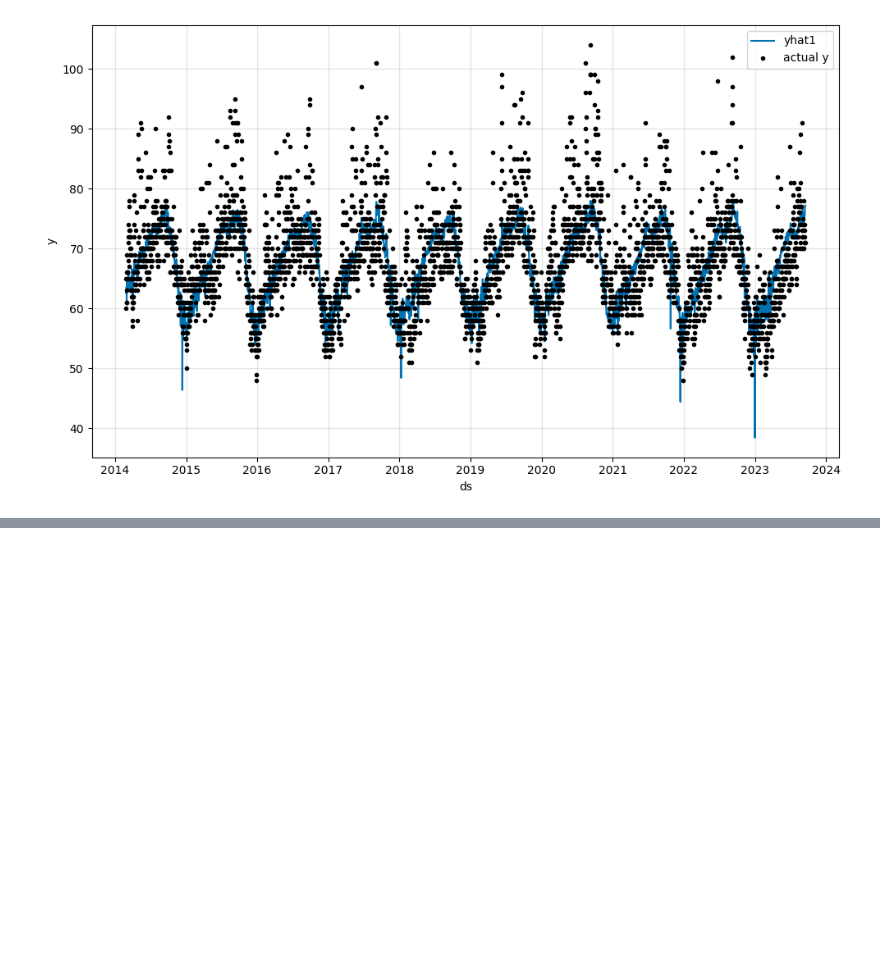
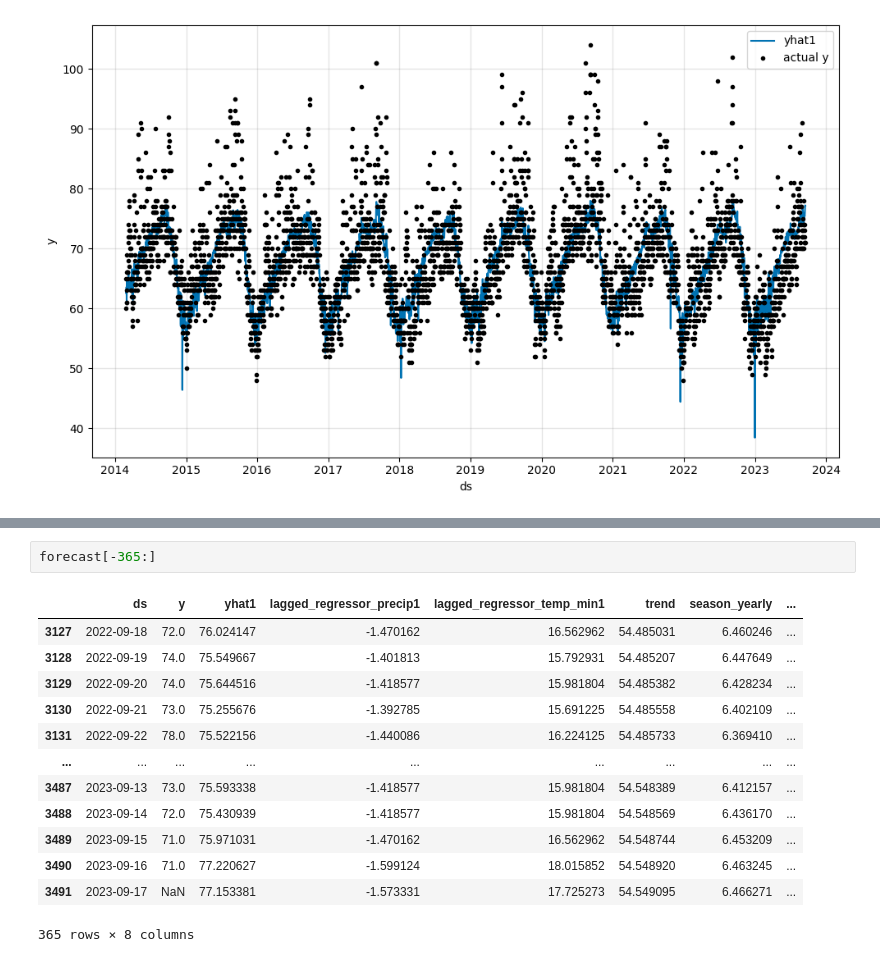
Before and after one commit to MerinGM/Neuralprophet_Weather_forecast, a Jupyter notebook: Neuralpp.ipynb, the cells around one changed output, grey strips where cells are left out. Saved outputs shown, nothing was run; the diff lists cells and outputs as text; blank space fills up the shorter version.

```diff
--- a/Neuralpp.ipynb
+++ b/Neuralpp.ipynb
@@ -172,0 +205,16 @@ WARNING - (NP.plotting.log_warning_deprecation_plotly) - DeprecationWarning: def
+# %%
+forecast[-365:]
+# %% [output]
+|  | ds | y | yhat1 | lagged_regressor_precip1 | lagged_regressor_temp_min1 | trend | season_yearly | ... |
+| 3127 | 2022-09-18 | 72.0 | 76.024147 | -1.470162 | 16.562962 | 54.485031 | 6.460246 | ... |
+| 3128 | 2022-09-19 | 74.0 | 75.549667 | -1.401813 | 15.792931 | 54.485207 | 6.447649 | ... |
+| 3129 | 2022-09-20 | 74.0 | 75.644516 | -1.418577 | 15.981804 | 54.485382 | 6.428234 | ... |
+| 3130 | 2022-09-21 | 73.0 | 75.255676 | -1.392785 | 15.691225 | 54.485558 | 6.402109 | ... |
+| 3131 | 2022-09-22 | 78.0 | 75.522156 | -1.440086 | 16.224125 | 54.485733 | 6.369410 | ... |
+| ... | ... | ... | ... | ... | ... | ... | ... | ... |
+| 3487 | 2023-09-13 | 73.0 | 75.593338 | -1.418577 | 15.981804 | 54.548389 | 6.412157 | ... |
+| 3488 | 2023-09-14 | 72.0 | 75.430939 | -1.418577 | 15.981804 | 54.548569 | 6.436170 | ... |
+| 3489 | 2023-09-15 | 71.0 | 75.971031 | -1.470162 | 16.562962 | 54.548744 | 6.453209 | ... |
+| 3490 | 2023-09-16 | 71.0 | 77.220627 | -1.599124 | 18.015852 | 54.548920 | 6.463245 | ... |
+| 3491 | 2023-09-17 | NaN | 77.153381 | -1.573331 | 17.725273 | 54.549095 | 6.466271 | ... |
+365 rows × 8 columns
```
Also changed, not shown: parts of 10 cells of this notebook.
